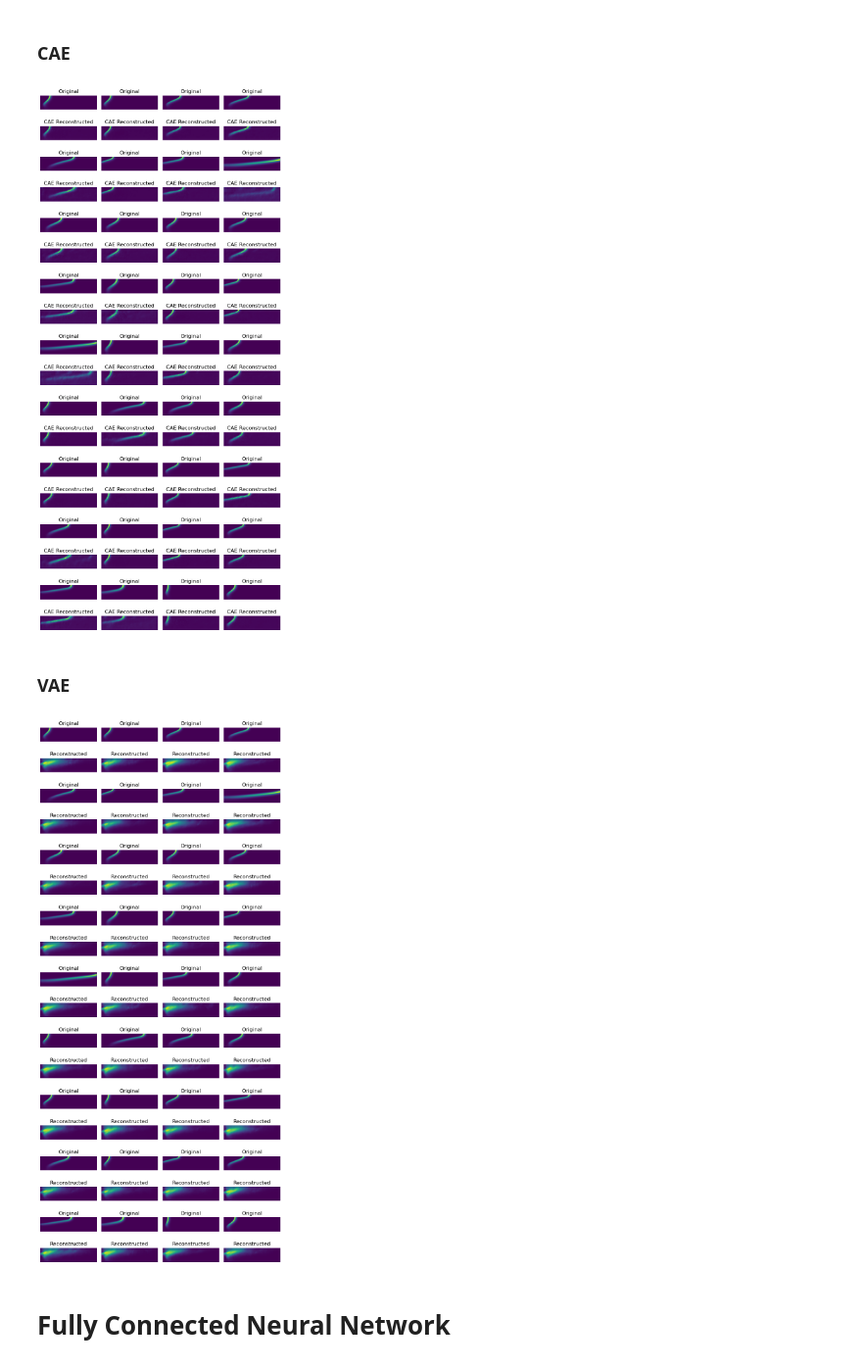
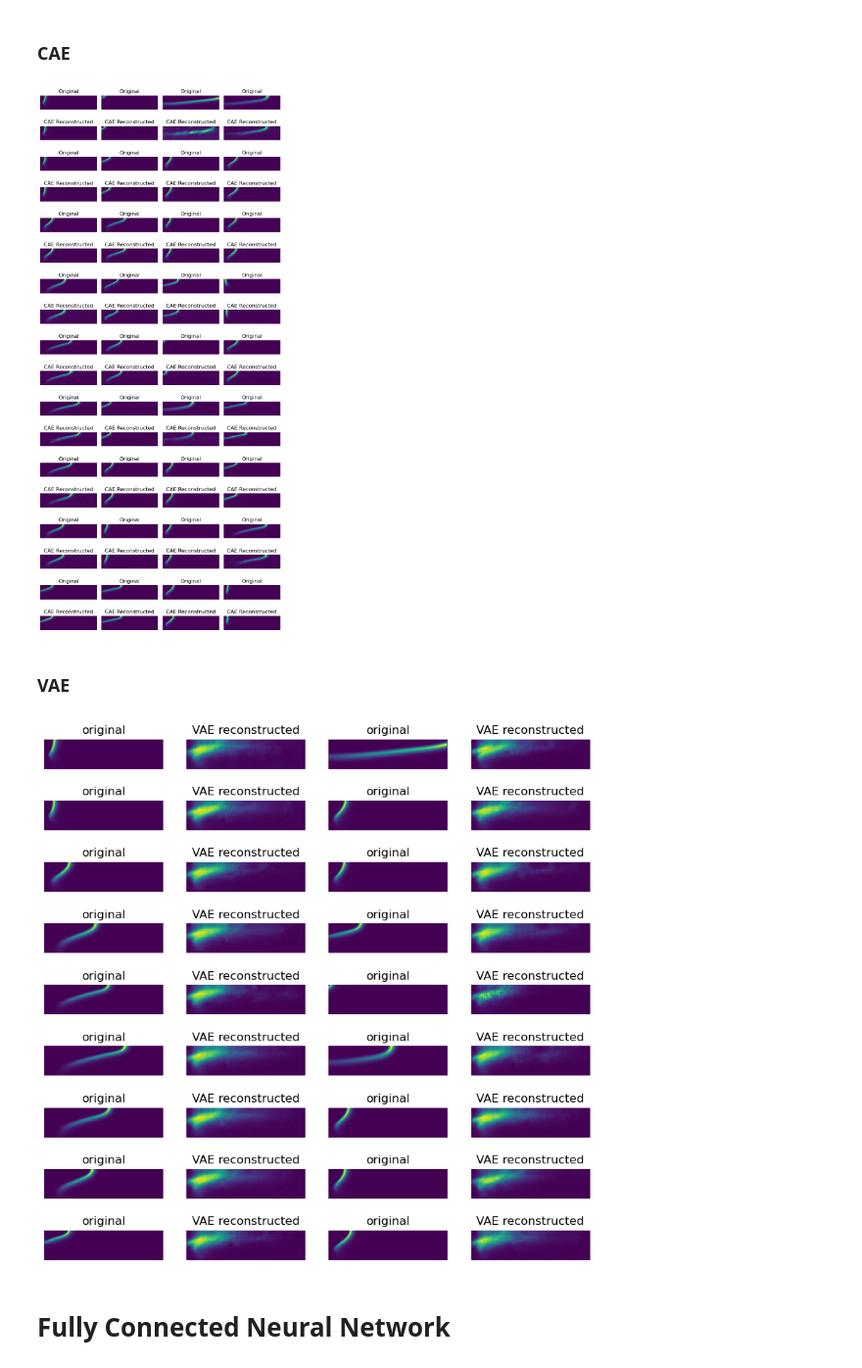
Before and after one commit to zzhuqshun/ML-for-dynamical-system, a Jupyter notebook: Autoencoder.ipynb, the cells around one changed output. Shown at 98% size. Cells and saved outputs as stored; diff of their text form; code cells hidden in the pictures.

```diff
--- a/Autoencoder.ipynb
+++ b/Autoencoder.ipynb
@@ -385,7 +385,7 @@ class variational_autoencoder(tf.keras.Model):
       reconstructed = self.decoder(z)
 
       # KL divergence loss
-      beta = 0.01
+      beta = 0.1
       kl_loss = beta * (-0.5 * tf.reduce_sum(1 + z_log_var - tf.square(z_mean) - tf.exp(z_log_var), axis=1))
       # tf.print("KL Loss:", tf.reduce_mean(kl_loss))
 
@@ -407,5 +407,5 @@ VAE.compile(optimizer=tf.keras.optimizers.Adam(learning_rate=1e-4), loss='binary
 # early_stopping = tf.keras.callbacks.EarlyStopping(monitor='val_loss', patience=10, restore_best_weights=True)
 # hist_cae = CAE.fit(train_data, train_data,epochs=200,batch_size = 8,validation_data=(test_data, test_data), callbacks=[early_stopping])
 
-hist_cae = CAE.fit(train_data, train_data,epochs=200,batch_size = 8,validation_data=(test_data, test_data))
+hist_cae = CAE.fit(train_data, train_data,epochs=300,batch_size = 8,validation_data=(test_data, test_data))
 # %% [output]
@@ -508,36 +508,52 @@ for loop in range(loops):
 plt.tight_layout()
 plt.show()
 # %% [output]
-[figure, old version]
+[figure, new version]
 # %% [markdown]
 ### VAE
 # %%
 # latent = autoencoder.encoder(test_data).numpy()
 encoded_test_vae = VAE.encoder(test_data).numpy()
 mean_vae,log_var = tf.split(encoded_test_vae, num_or_size_splits=2, axis=1)
 decoded_test_vae = VAE.decoder(VAE.sample(mean_vae,log_var)).numpy()
 
-loops = 9
-images_per_loop = 4
+# loops = 9
+# images_per_loop = 4
+fig = plt.figure(figsize=(10, 10))
+columns = 4
+rows = 9
+for i in range(1, columns * rows + 1, 2):
+  img = test_data[i - 1]
+  ax = fig.add_subplot(rows, columns, i)
+  plt.imshow(img)
+  plt.title("original")
+  plt.axis('off')
 
-fig, axs = plt.subplots(loops * 2, images_per_loop, figsize=(images_per_loop * 2, loops * 2))
+  decoded_img = decoded_test_vae[i - 1]
+  ax = fig.add_subplot(rows, columns, i + 1)
+  plt.imshow(decoded_img)
+  plt.title("VAE reconstructed")
+  plt.axis('off')
 
-for loop in range(loops):
-    for i in range(images_per_loop):
-        index = loop * images_per_loop + i
+plt.show()
+# fig, axs = plt.subplots(loops * 2, images_per_loop, figsize=(images_per_loop * 2, loops * 2))
 
-        axs[2 * loop, i].imshow(test_data[index].squeeze())
-        axs[2 * loop, i].axis('off')
-        axs[2 * loop, i].set_title("Original")
+# for loop in range(loops):
+#     for i in range(images_per_loop):
+#         index = loop * images_per_loop + i
 
-        axs[2 * loop + 1, i].imshow(decoded_test_vae[index].squeeze())
-        axs[2 * loop + 1, i].axis('off')
-        axs[2 * loop + 1, i].set_title("Reconstructed")
+#         axs[2 * loop, i].imshow(test_data[index].squeeze())
+#         axs[2 * loop, i].axis('off')
+#         axs[2 * loop, i].set_title("Original")
 
-plt.tight_layout()
-plt.show()
+#         axs[2 * loop + 1, i].imshow(decoded_test_vae[index].squeeze())
+#         axs[2 * loop + 1, i].axis('off')
+#         axs[2 * loop + 1, i].set_title("VAE Reconstructed")
+
+# plt.tight_layout()
+# plt.show()
 # %% [output]
-[figure, old version]
+[figure, new version]
 # %% [markdown]
 # Fully Connected Neural Network
 # %%
```
Also changed, not shown: parts of 8 cells of this notebook, 4 other files.
